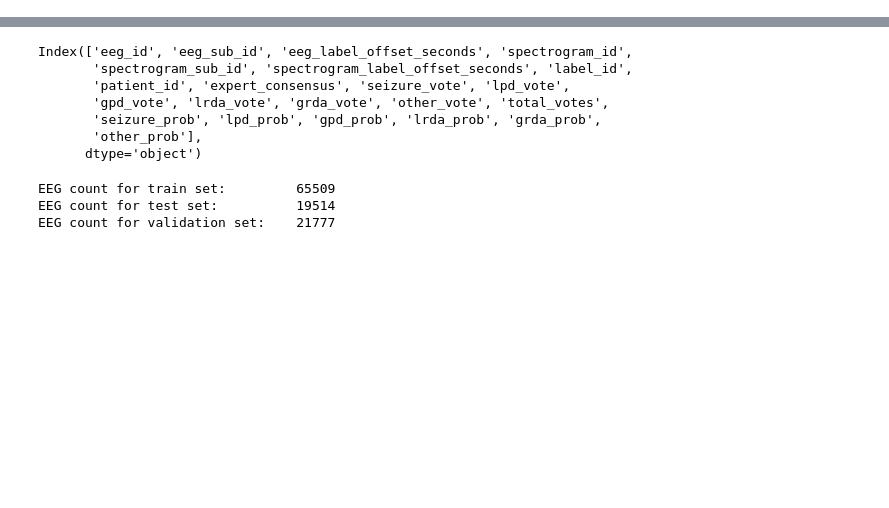
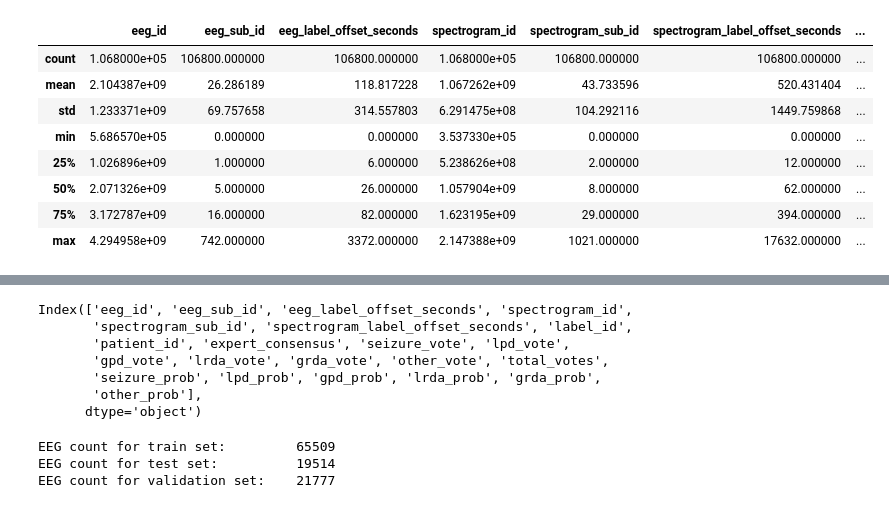
Before and after one commit to AmyRouillard/eegClassification, a Jupyter notebook: notebooks/EDA/EDA_votes.ipynb, the cells around one changed output, grey strips where cells are left out. Drawn from its saved outputs; the diff is of its cells as text; code cells hidden in the pictures; blank space fills up the shorter version.

```diff
--- a/notebooks/EDA/EDA_votes.ipynb
+++ b/notebooks/EDA/EDA_votes.ipynb
@@ -0,0 +6,12 @@
+# %%
+df.describe()
+# %% [output]
+|  | eeg_id | eeg_sub_id | eeg_label_offset_seconds | spectrogram_id | spectrogram_sub_id | spectrogram_label_offset_seconds | ... |
+| count | 1.068000e+05 | 106800.000000 | 106800.000000 | 1.068000e+05 | 106800.000000 | 106800.000000 | ... |
+| mean | 2.104387e+09 | 26.286189 | 118.817228 | 1.067262e+09 | 43.733596 | 520.431404 | ... |
+| std | 1.233371e+09 | 69.757658 | 314.557803 | 6.291475e+08 | 104.292116 | 1449.759868 | ... |
+| min | 5.686570e+05 | 0.000000 | 0.000000 | 3.537330e+05 | 0.000000 | 0.000000 | ... |
+| 25% | 1.026896e+09 | 1.000000 | 6.000000 | 5.238626e+08 | 2.000000 | 12.000000 | ... |
+| 50% | 2.071326e+09 | 5.000000 | 26.000000 | 1.057904e+09 | 8.000000 | 62.000000 | ... |
+| 75% | 3.172787e+09 | 16.000000 | 82.000000 | 1.623195e+09 | 29.000000 | 394.000000 | ... |
+| max | 4.294958e+09 | 742.000000 | 3372.000000 | 2.147388e+09 | 1021.000000 | 17632.000000 | ... |
```
Also changed, not shown: parts of 8 cells of this notebook, 1 other file.
